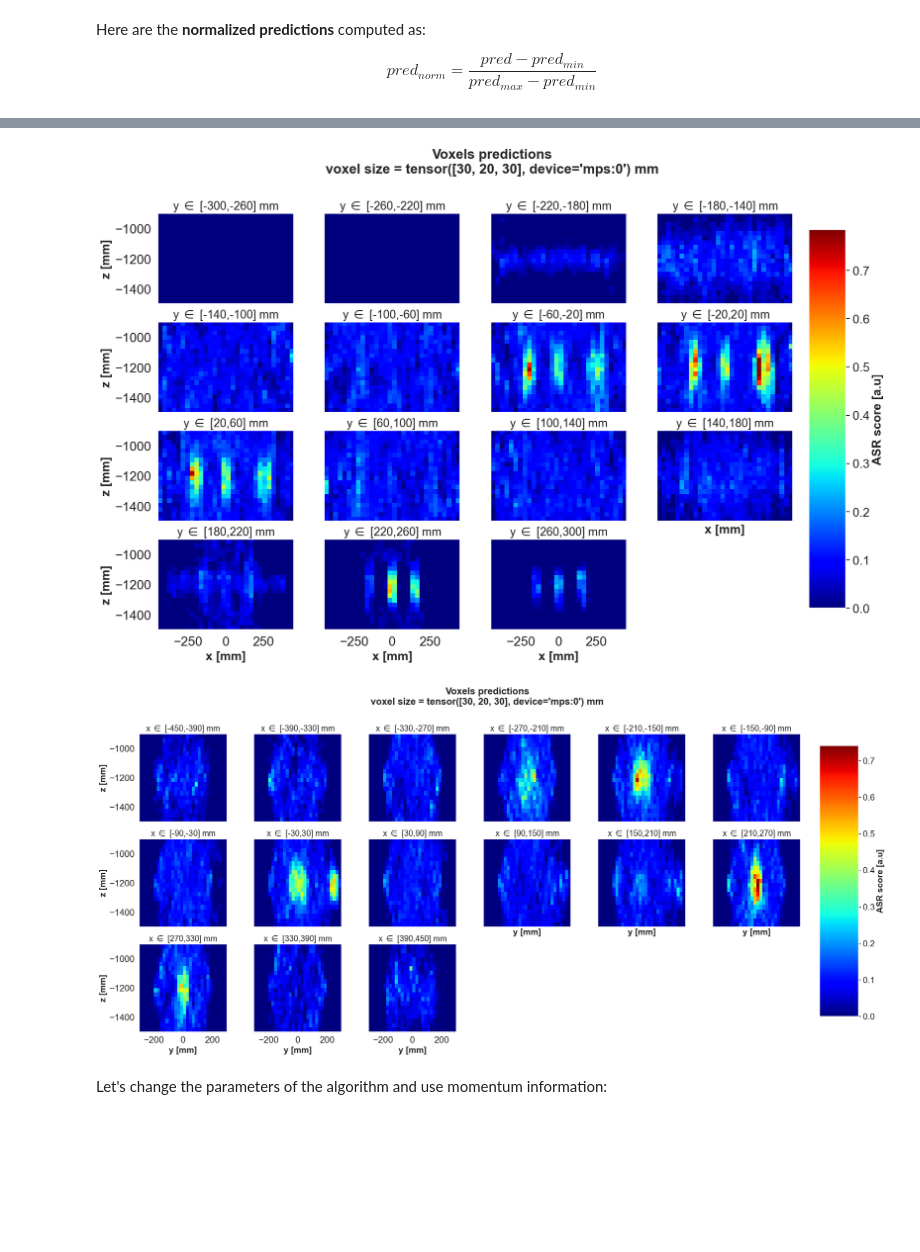
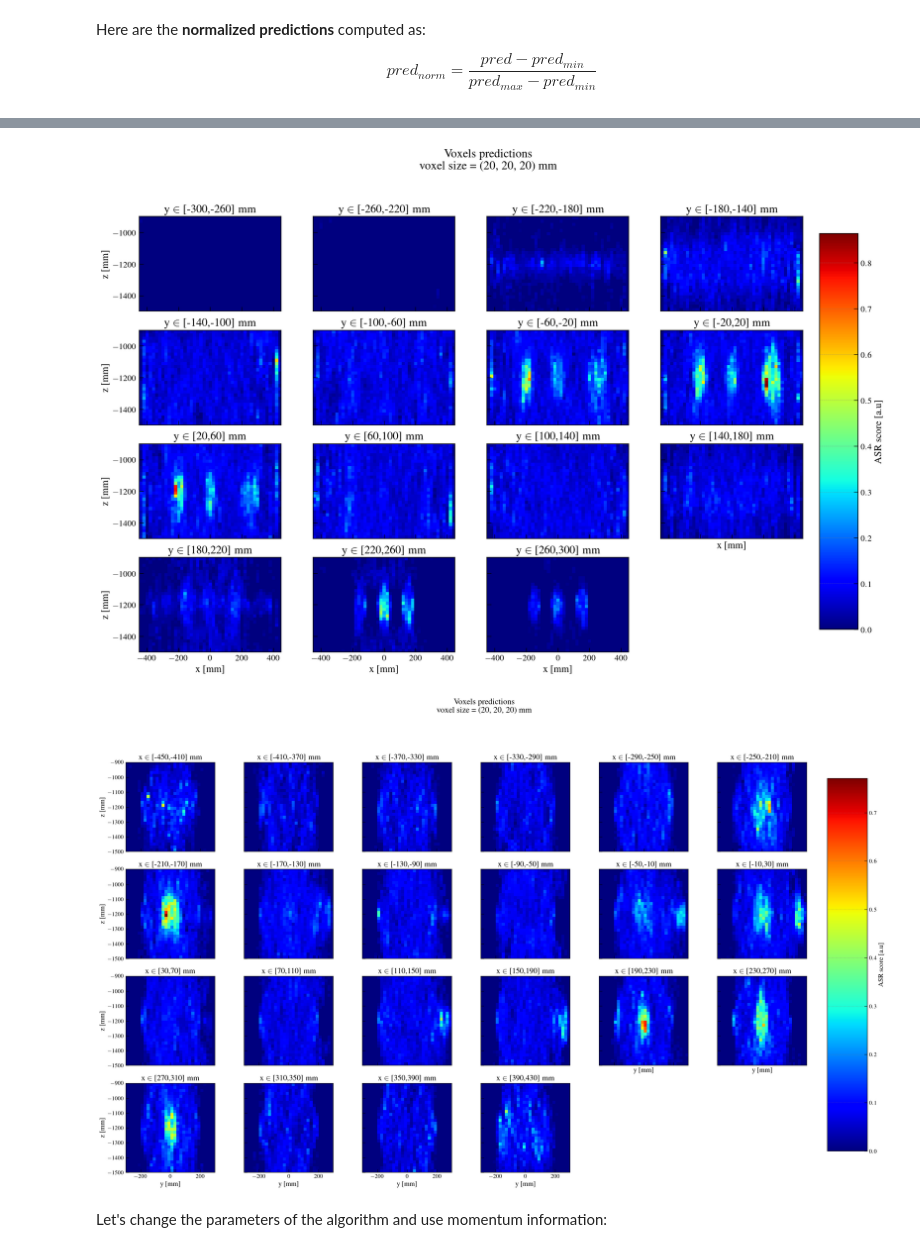
Before and after one commit to MaximeLagrange/muograph, a Jupyter notebook: tutorials/06_Angle_statistical_reconstruction.ipynb, the cells around one changed output, grey strips where cells are left out. Saved outputs shown, nothing was run; the diff lists cells and outputs as text; code cells hidden in the pictures; blank space fills up the shorter version.

```diff
--- a/tutorials/06_Angle_statistical_reconstruction.ipynb
+++ b/tutorials/06_Angle_statistical_reconstruction.ipynb
@@ -46,12 +46,12 @@ csv_file = '../muograph/data/iron_barrel/barrel_and_cubes_scattering.csv'
 from muograph.hits.hits import Hits
 
 hits_in = Hits(
-    csv_filename = csv_file,  # The csv file
+    data = csv_file,  # The csv file
     plane_labels = (0, 1, 2),  # Include hits from first planes 0, 1 and 2
     input_unit = "mm",  # The distance unit in the csv file.
 )
 hits_out = Hits(
-    csv_filename = csv_file,  # The csv file
+    data = csv_file,  # The csv file
     plane_labels = (3, 4, 5),  # Include hits from first planes 0, 1 and 2
     input_unit = "mm",  # The distance unit in the csv file.
 )
@@ -72,7 +71,7 @@ from muograph.volume.volume import Volume
 voi = Volume(
     position = (0, 0, -1200), # The position of the Volume of interest.
     dimension = (900, 600, 600), # The dimensions of the Volume of interest.
-    voxel_width = (30, 20, 30)) # The voxel size.
+    voxel_width = (20, 20, 20)) # The voxel size.
 # %%
 output_dir = "../output_test/"
 
@@ -322,23 +316,23 @@ asr.plot_pred_by_slice(
     figname = "../output_test/asr_default_preds_slice"
 )
 # %% [output]
-[figure, old version]
+[figure, new version]
 # %%
 dim = 0
 
 asr.plot_pred_by_slice(
     voi=voi, # The volume of interest
     xyz_voxel_preds=asr.xyz_voxel_pred_norm,  # The voxelized predictions to plot
-    voi_slice=(0, voi.n_vox_xyz[dim]-1), # Choose a range of voxels to plot along the desired direction
+    voi_slice=(0, voi.n_vox_xyz[dim]-2), # Choose a range of voxels to plot along the desired direction
     dim=dim,  # The dimension to project along
     nslice_per_plot=2, # The number of slice per plot
     ncols=6, # The number of columns of the plot
     pred_unit="[a.u]",
     pred_label="ASR score",
     figname = "../output_test/asr_default_preds_slice"
 )
 # %% [output]
-[figure, old version]
+[figure, new version]
 # %% [markdown]
 Let's change the parameters of the algorithm and use momentum information:
 # %%
```
Also changed, not shown: parts of 18 cells of this notebook, 9 other files.
